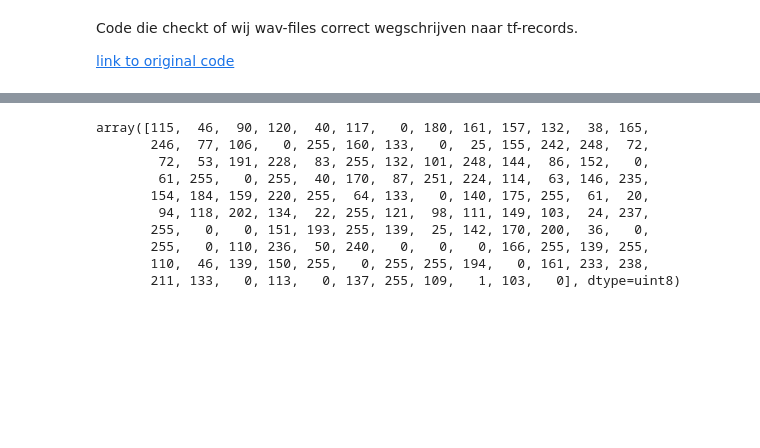
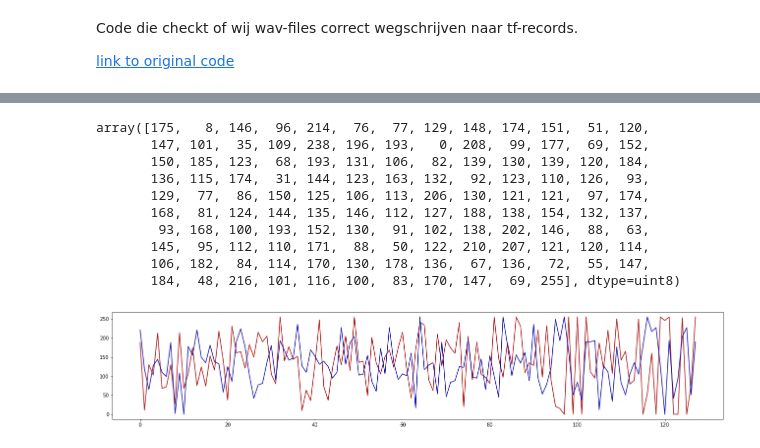
Before and after one commit to SensingClues/serval, a Jupyter notebook: serval-igor/serval-myrna/Compare_embedding.ipynb, the cells around one changed output, grey strips where cells are left out. Cells and saved outputs as stored; diff of their text form; code cells hidden in the pictures; blank space fills up the shorter version.

```diff
--- a/serval-igor/serval-myrna/Compare_embedding.ipynb
+++ b/serval-igor/serval-myrna/Compare_embedding.ipynb
@@ -45,9 +47,15 @@ flags.DEFINE_string(
 # %%
-# -2 voor silence
-tfrecord_name = "test_embedding/-2.tfrecord"
-wav_name = "test_embedding/youtube-2.wav"
+tfrecord_name = "test_embedding/_D.tfrecord"
+wav_name = "test_embedding/youtube_D.wav"
+
+if(silence):
+    tfrecord_name = "test_embedding/-2.tfrecord"
+    wav_name = "test_embedding/youtube-2.wav"
 # %%
-target_video_id = [b'-2NVPmjojzE']
+target_video_id = [b'_DHMdtRRJzE']
+
+if(silence):
+    target_video_id = [b'-2NVPmjojzE']
 # %%
 ## Haal hier de example uit de tf-record (zoekend op video-id en dan handmatig checken op correcte seconden)
 
@@ -186,4 +161,4 @@ array([165,   0, 143, 116, 157,  61,  37,  95, 164, 203, 132,   0, 141,
 # %%
-byte_string_2 = seq_example.feature_lists.feature_list['audio_embedding'].feature[0].bytes_list.value[0]
+byte_string_2 = seq_example.feature_lists.feature_list['audio_embedding'].feature[1].bytes_list.value[0]
 byte_string_2
 # %% [output]
@@ -203,15 +178,15 @@ print(bs)
 # %%
 # Terug naar tf-record om te vergelijken
-bs_2 = np.fromstring(embedding.feature[0].bytes_list.value[0], dtype=np.uint8)
+bs_2 = np.fromstring(embedding.feature[1].bytes_list.value[0], dtype=np.uint8)
 bs_2
 # %% [output]
-array([115,  46,  90, 120,  40, 117,   0, 180, 161, 157, 132,  38, 165,
-       246,  77, 106,   0, 255, 160, 133,   0,  25, 155, 242, 248,  72,
-        72,  53, 191, 228,  83, 255, 132, 101, 248, 144,  86, 152,   0,
-        61, 255,   0, 255,  40, 170,  87, 251, 224, 114,  63, 146, 235,
-       154, 184, 159, 220, 255,  64, 133,   0, 140, 175, 255,  61,  20,
-        94, 118, 202, 134,  22, 255, 121,  98, 111, 149, 103,  24, 237,
-       255,   0,   0, 151, 193, 255, 139,  25, 142, 170, 200,  36,   0,
-       255,   0, 110, 236,  50, 240,   0,   0,   0, 166, 255, 139, 255,
-       110,  46, 139, 150, 255,   0, 255, 255, 194,   0, 161, 233, 238,
-       211, 133,   0, 113,   0, 137, 255, 109,   1, 103,   0], dtype=uint8)
+array([175,   8, 146,  96, 214,  76,  77, 129, 148, 174, 151,  51, 120,
+       147, 101,  35, 109, 238, 196, 193,   0, 208,  99, 177,  69, 152,
+       150, 185, 123,  68, 193, 131, 106,  82, 139, 130, 139, 120, 184,
+       136, 115, 174,  31, 144, 123, 163, 132,  92, 123, 110, 126,  93,
+       129,  77,  86, 150, 125, 106, 113, 206, 130, 121, 121,  97, 174,
+       168,  81, 124, 144, 135, 146, 112, 127, 188, 138, 154, 132, 137,
+        93, 168, 100, 193, 152, 130,  91, 102, 138, 202, 146,  88,  63,
+       145,  95, 112, 110, 171,  88,  50, 122, 210, 207, 121, 120, 114,
+       106, 182,  84, 114, 170, 130, 178, 136,  67, 136,  72,  55, 147,
+       184,  48, 216, 101, 116, 100,  83, 170, 147,  69, 255], dtype=uint8)
@@ -217,0 +195,7 @@ array([115,  46,  90, 120,  40, 117,   0, 180, 161, 157, 132,  38, 165,
+# %%
+plt.plot(bs, color='#AA1111')
+plt.plot(bs_2, color='#1111AA')
+plt.subplots_adjust(right=3, wspace=0)
+plt.show()
+# %% [output]
+[figure, added]
```
Also changed, not shown: parts of 12 cells of this notebook, 8 other files.
